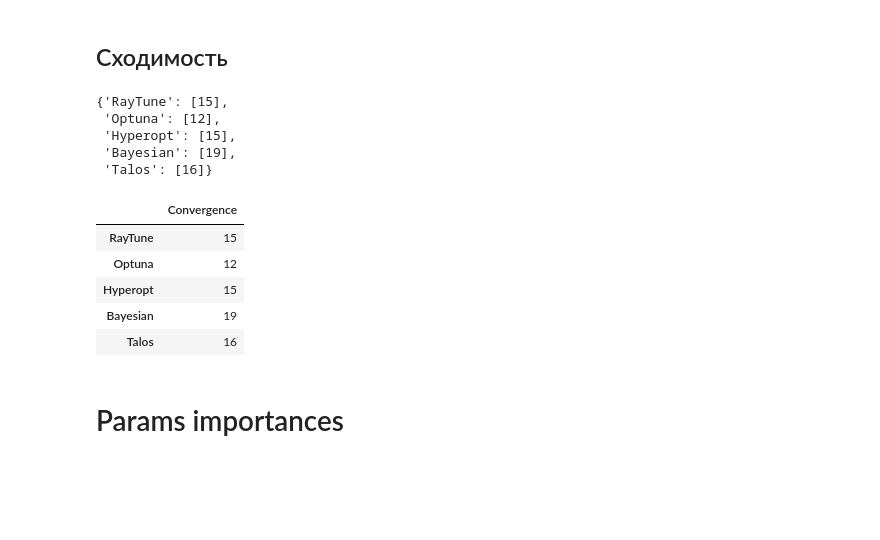
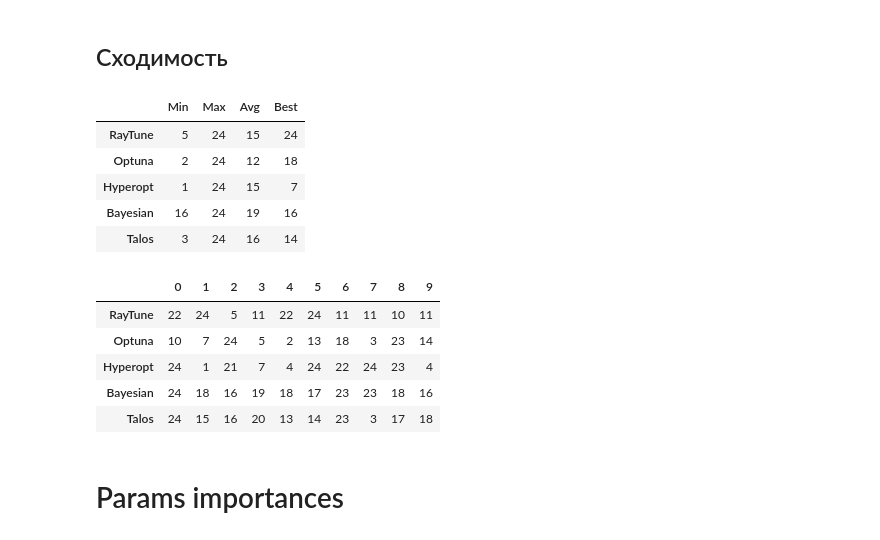
Before and after one commit to Renhas/Framework-Analysis, a Jupyter notebook: notebooks/Analysis.ipynb, the cells around one changed output. Drawn from its saved outputs; the diff is of its cells as text; code cells hidden in the pictures; blank space fills up the shorter version.

```diff
--- a/notebooks/Analysis.ipynb
+++ b/notebooks/Analysis.ipynb
@@ -210,0 +204,12 @@ duplicates
+# %%
+duplicates = {}
+for name in frameworks:
+    loader = loaders[name]
+    duplicates[name] = []
+    for idx in range(loader.iter_count):
+        params_list = loader.load_results()["Params"].columns
+        duplicates[name].append(sum(loader.load_trials(idx)[params_list].duplicated()))
+
+
+duplicates = pd.DataFrame(duplicates).transpose()
+duplicates
@@ -240,12 +252,6 @@ def history_show(name, idx):
     with sns.axes_style("darkgrid"):
         show(trials_history, best_values)
     plt.show()
-# %%
-optuna_results = loaders["Optuna"].load_results()
-sorted_optuna = optuna_results["R2"].sort_values("Test", ascending=False)
-optuna_best_idx = sorted_optuna.iloc[0].name
-# %%
-optuna.visualization.plot_optimization_history(loaders["Optuna"].load_study(optuna_best_idx))
 # %%
 for name in frameworks:
     results = loaders[name].load_results()
@@ -260,6 +266,7 @@ for name in frameworks:
 # %% [markdown]
 ## Сходимость
 # %%
+convergence_all = {}
 convergence = {}
 for name in frameworks:
     results = loaders[name].load_results()
@@ -269,26 +276,34 @@ for name in frameworks:
         score = trials["Value"].max()
         score_idx = trials["Value"].eq(score).idxmax()
         score_ids.append(score_idx)
-    convergence[name] = [round(np.array(score_ids).mean())]
+    score_ids = np.array(score_ids)
+    sorted = results["R2"].sort_values("Test", ascending=False)
+    best_idx = sorted.iloc[0].name
+    convergence[name] = {"Min": score_ids.min(),
+                         "Max": score_ids.max(),
+                         "Avg": round(score_ids.mean()),
+                         "Best": score_ids[best_idx]}
+    convergence_all[name] = score_ids
-# %%
-convergence
-# %% [output]
-{'RayTune': [15],
- 'Optuna': [12],
- 'Hyperopt': [15],
- 'Bayesian': [19],
- 'Talos': [16]}
 # %%
 convergence = pd.DataFrame(convergence).transpose()
-convergence = convergence.rename(columns={0: "Convergence"})
 convergence
 # %% [output]
-|  | Convergence |
-| RayTune | 15 |
-| Optuna | 12 |
-| Hyperopt | 15 |
-| Bayesian | 19 |
-| Talos | 16 |
+|  | Min | Max | Avg | Best |
+| RayTune | 5 | 24 | 15 | 24 |
+| Optuna | 2 | 24 | 12 | 18 |
+| Hyperopt | 1 | 24 | 15 | 7 |
+| Bayesian | 16 | 24 | 19 | 16 |
+| Talos | 3 | 24 | 16 | 14 |
+# %%
+convergence_all = pd.DataFrame(convergence_all).transpose()
+convergence_all
+# %% [output]
+|  | 0 | 1 | 2 | 3 | 4 | 5 | 6 | 7 | 8 | 9 |
+| RayTune | 22 | 24 | 5 | 11 | 22 | 24 | 11 | 11 | 10 | 11 |
+| Optuna | 10 | 7 | 24 | 5 | 2 | 13 | 18 | 3 | 23 | 14 |
+| Hyperopt | 24 | 1 | 21 | 7 | 4 | 24 | 22 | 24 | 23 | 4 |
+| Bayesian | 24 | 18 | 16 | 19 | 18 | 17 | 23 | 23 | 18 | 16 |
+| Talos | 24 | 15 | 16 | 20 | 13 | 14 | 23 | 3 | 17 | 18 |
 # %% [markdown]
 # Params importances
 # %%
```
Also changed, not shown: parts of 18 cells of this notebook, 6 other files.
